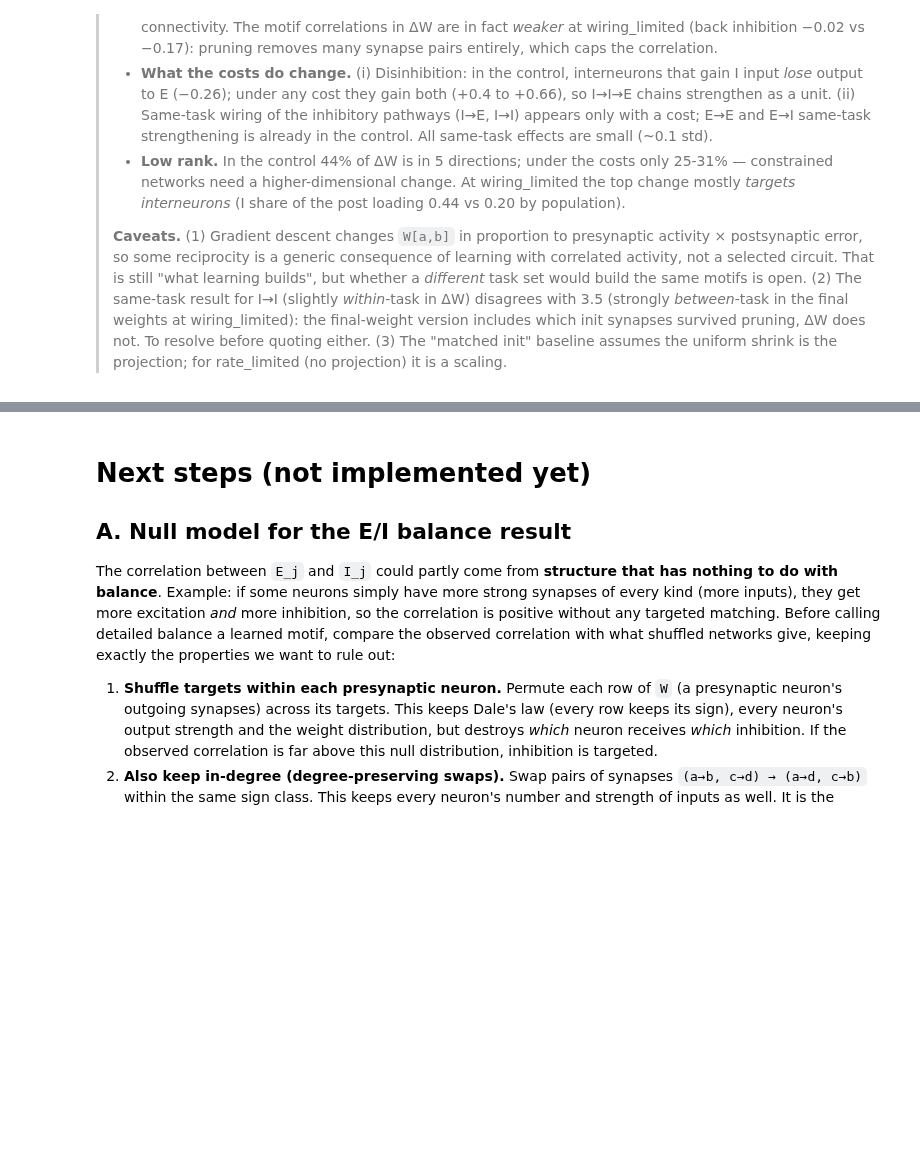
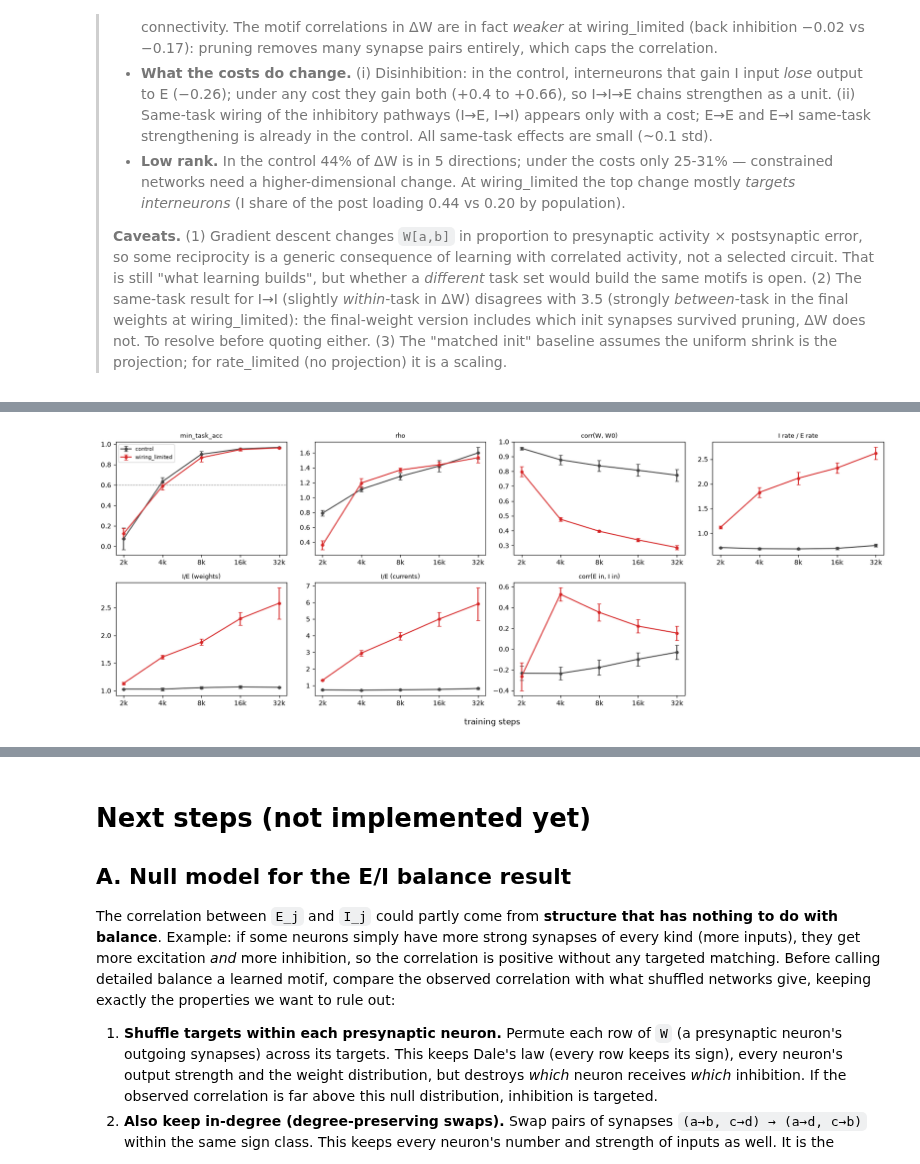
Before and after one commit to AtharvSuryawanshi/canonical_mc, a Jupyter notebook: notebooks/moo_zoom_analysis.ipynb, the cells around one changed output, grey strips where cells are left out. Saved outputs shown, nothing was run; the diff lists cells and outputs as text; code cells hidden in the pictures; blank space fills up the shorter version.

```diff
--- a/notebooks/moo_zoom_analysis.ipynb
+++ b/notebooks/moo_zoom_analysis.ipynb
@@ -602,10 +609,10 @@ CONN_THRESH = 1e-2            # same threshold as connection_fraction / conn_fra
 PTS = ["init"] + POINTS
 COLORS.setdefault("init", "#bbbbbb")
 
-def init_W(seed):
+def init_W(seed, g=1.0):
     with contextlib.redirect_stdout(io.StringIO()):
         m = make_dale_model(default_config(n_eachring=16, seed=seed), n_neurons=256, frac_e=0.8,
-                            g=1.0, seed=seed)
+                            g=g, seed=seed)
     return m, m.effective_w_rec().detach().numpy()
 
 def networks():
@@ -1054,0 +1075,53 @@ plt.tight_layout(); plt.show()
+# %%
+STEPS_DIR = MOO_ZOOM_RUNS_DIR / "dale_core5_rich_g03_steps_2pt_5seed"
+by_step = pd.read_csv(STEPS_DIR / "runs_by_step.csv")
+STEP_POINTS = ["control", "wiring_limited"]
+
+srows, W0_cache = [], {}
+for _, r in by_step.iterrows():
+    seed = int(r.seed)
+    with contextlib.redirect_stdout(io.StringIO()):
+        m, _, ck = load_checkpoint(STEPS_DIR / r.checkpoint)
+    g0 = ck["model_kwargs"].get("g", 1.0)
+    if (seed, g0) not in W0_cache:
+        W0_cache[(seed, g0)] = init_W(seed, g0)[1]
+    W, W0 = m.effective_w_rec().detach().numpy(), W0_cache[(seed, g0)]
+    grp = task_groups(ck["task_variance"])
+    rate = ck["mean_rate"].mean(axis=0)
+    e, i = ei_inputs(W)
+    er, ir = ei_inputs(W, rate)
+    o = {"point": r.point, "step": int(r.step), "seed": seed, "min_task_acc": r.min_task_acc,
+         "rho": m.recurrent_spectral_radius(), "corr(W, W0)": np.corrcoef(W.ravel(), W0.ravel())[0, 1],
+         "I/E (weights)": np.median(i / np.maximum(e, 1e-12)), "corr(E in, I in)": np.corrcoef(e, i)[0, 1],
+         "I/E (currents)": np.median(ir / np.maximum(er, 1e-12)),
+         "I rate / E rate": rate[N_E:].mean() / rate[:N_E].mean()}
+    b = blocks(W, N_E)
+    for k, v in null_stats(b["EI"], b["IE"], b["II"], grp[:N_E], n_perm=N_PERM, seed=seed).items():
+        if "ratio" in v:
+            o["W: " + k] = v["ratio"]
+    D = learned_change(W, W0, m.ei_row_scale().detach().numpy())
+    for k, v in delta_null_stats(D, N_E, grp, n_perm=N_PERM, seed=seed).items():
+        o["ΔW: " + k] = v["obs"]
+    srows.append(o)
+steps_df = pd.DataFrame(srows)
+
+def plot_steps(cols, ncols=4, ref=None):
+    nrows = int(np.ceil(len(cols) / ncols))
+    fig, axes = plt.subplots(nrows, ncols, figsize=(4.2 * ncols, 3.2 * nrows), squeeze=False)
+    for ax, c in zip(axes.ravel(), cols):
+        for p in STEP_POINTS:
+            g = steps_df[steps_df.point == p].groupby("step")[c]
+            mu, sd = g.mean(), g.std()
+            ax.errorbar(mu.index, mu, yerr=sd, marker="o", ms=4, capsize=3, color=COLORS[p], label=p)
+        if ref is not None and ref.get(c) is not None:
+            ax.axhline(ref[c], color="grey", ls="--", lw=0.8)
+        ax.set_xscale("log", base=2); ax.set_xticks([2000, 4000, 8000, 16000, 32000])
+        ax.set_xticklabels(["2k", "4k", "8k", "16k", "32k"]); ax.set_title(c, fontsize=9)
+    for ax in axes.ravel()[len(cols):]:
+        ax.axis("off")
+    axes[0, 0].legend(fontsize=8); fig.supxlabel("training steps"); plt.tight_layout(); plt.show()
+
+plot_steps(["min_task_acc", "rho", "corr(W, W0)", "I rate / E rate",
+            "I/E (weights)", "I/E (currents)", "corr(E in, I in)"], ref={"min_task_acc": FEASIBLE_MIN_TASK_ACC})
+# %% [output]
+[figure, added]
```
Also changed, not shown: parts of 4 cells of this notebook, 23 other files.
